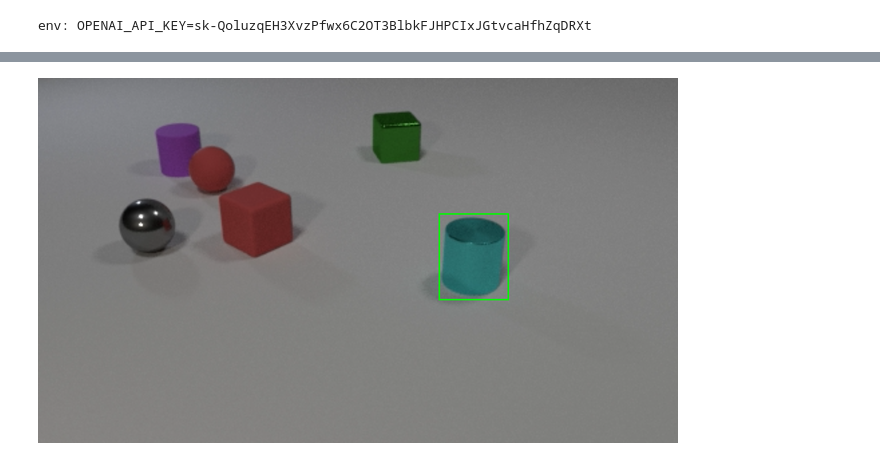
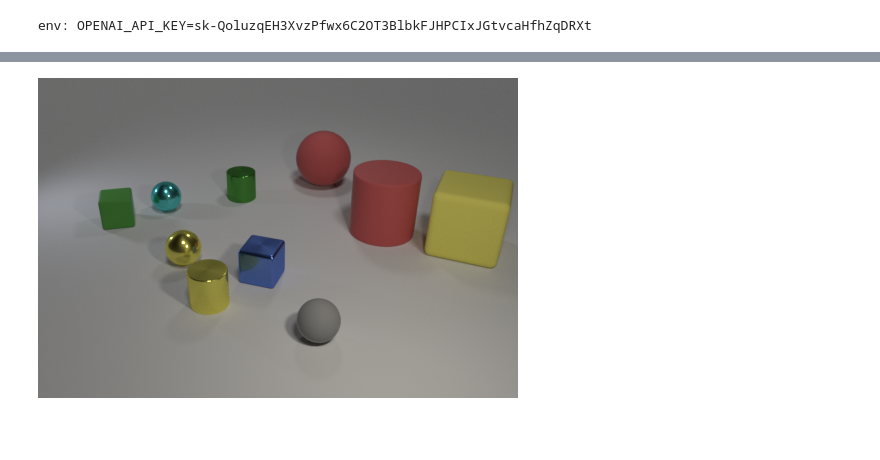
Before and after one commit to uwdb/VOCAL-UDF, a Jupyter notebook: visprog/notebooks/clevr.ipynb, the cells around one changed output, grey strips where cells are left out. Drawn from its saved outputs; the diff is of its cells as text; code cells hidden in the pictures; blank space fills up the shorter version.

```diff
--- a/visprog/notebooks/clevr.ipynb
+++ b/visprog/notebooks/clevr.ipynb
@@ -45,14 +45,14 @@ Registering RESULT step
 prompter = partial(create_prompt,method='random', num_prompts=18)
 generator = ProgramGenerator(prompter=prompter)
 # %%
-image = Image.open('../assets/clevrer1.png')
+image = Image.open('/home/enhao/VOCAL-UDF/data/clevr/images/test/CLEVR_test_000373.png')
 image.thumbnail((640,640),Image.Resampling.LANCZOS)
 init_state = dict(
     IMAGE=image.convert('RGB')
 )
 image
 # %% [output]
-[figure, old version]
+[figure, new version]
 # %%
 # question = "a big object o1 is right of the brown cylinder o2 and left of the large brown sphere o3"
 question = "a big blue block"
```
Also changed, not shown: parts of 4 cells of this notebook, 5 other files.
